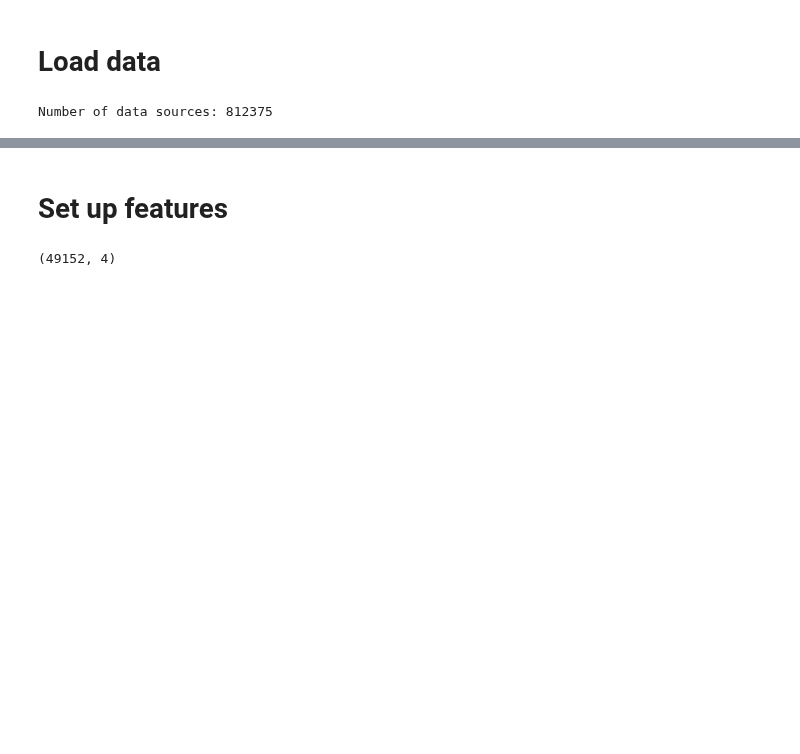
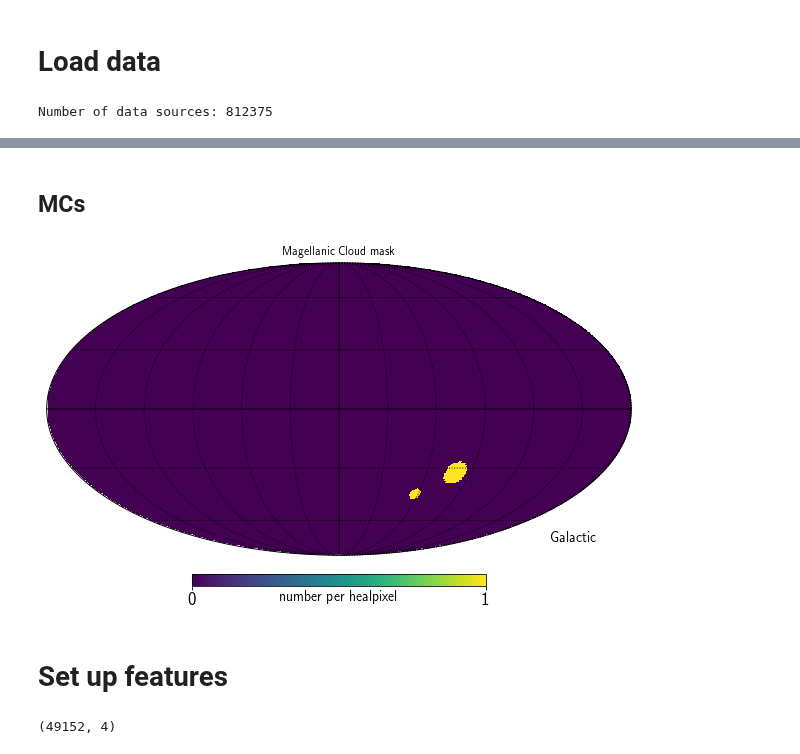
Before and after one commit to kstoreyf/gaia-quasars-lss, a Jupyter notebook: notebooks/2022-07-27_selection_function_regression.ipynb, the cells around one changed output, grey strips where cells are left out. Drawn from its saved outputs; the diff is of its cells as text; code cells hidden in the pictures; blank space fills up the shorter version.

```diff
--- a/notebooks/2022-07-27_selection_function_regression.ipynb
+++ b/notebooks/2022-07-27_selection_function_regression.ipynb
@@ -99,0 +108,10 @@ hp.graticule()
+# %% [markdown]
+## MCs
+# %%
+mask_mcs = masks.magellanic_clouds_mask(NSIDE)
+# %%
+hp.mollview(mask_mcs, title=rf"Magellanic Cloud mask",
+            unit=r"number per healpixel", cmap='viridis', coord=['C', 'G'])
+hp.graticule()
+# %% [output]
+[figure, added]
```
Also changed, not shown: parts of 53 cells of this notebook.
